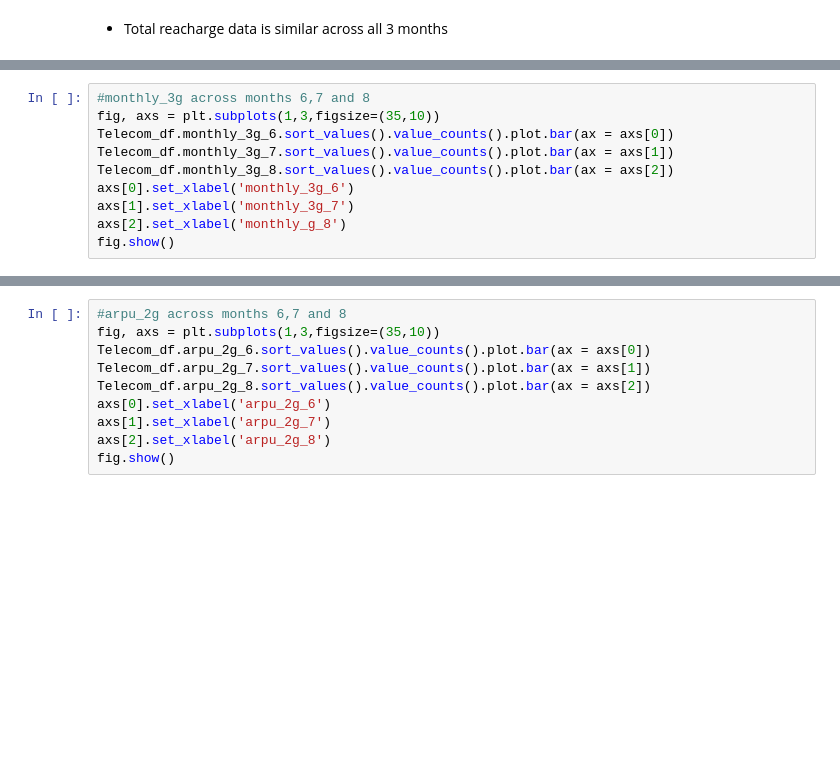
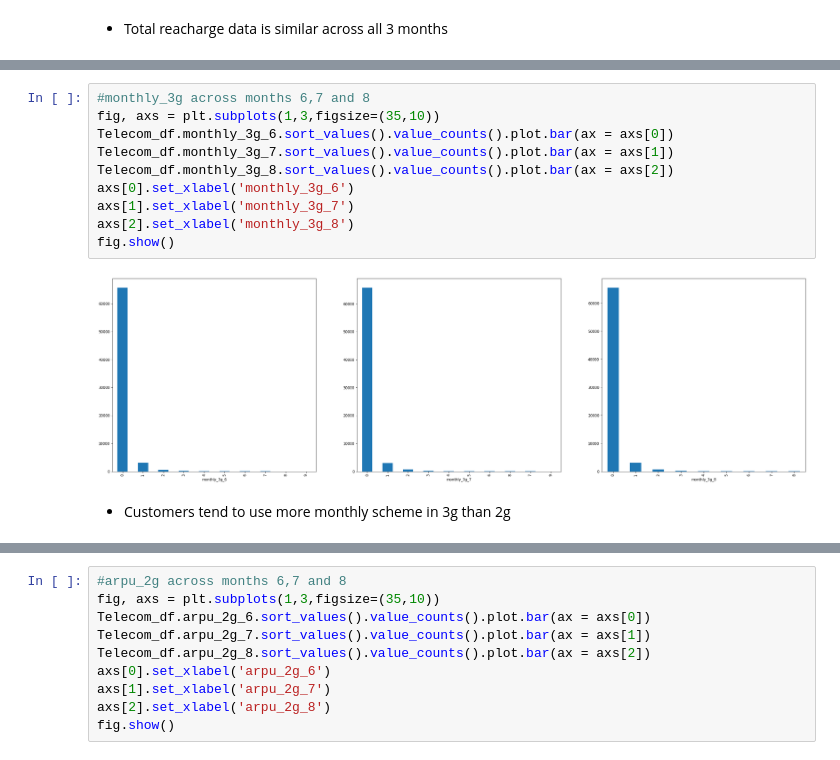
Before and after one commit to vighu0710/TelecomChurnPrediction, a Jupyter notebook: Telecom churn prediction.ipynb, the cells around one changed output, grey strips where cells are left out. Drawn from its saved outputs; the diff is of its cells as text; blank space fills up the shorter version.

```diff
--- a/Telecom churn prediction.ipynb
+++ b/Telecom churn prediction.ipynb
@@ -493,10 +692,14 @@ fig.show()
 # %%
 #monthly_3g across months 6,7 and 8
 fig, axs = plt.subplots(1,3,figsize=(35,10))
 Telecom_df.monthly_3g_6.sort_values().value_counts().plot.bar(ax = axs[0])
 Telecom_df.monthly_3g_7.sort_values().value_counts().plot.bar(ax = axs[1])
 Telecom_df.monthly_3g_8.sort_values().value_counts().plot.bar(ax = axs[2])
 axs[0].set_xlabel('monthly_3g_6')
 axs[1].set_xlabel('monthly_3g_7')
-axs[2].set_xlabel('monthly_g_8')
+axs[2].set_xlabel('monthly_3g_8')
 fig.show()
+# %% [output]
+[figure, added]
+# %% [markdown]
+- Customers tend to use more monthly scheme in 3g than 2g
```
Also changed, not shown: parts of 52 cells of this notebook.
